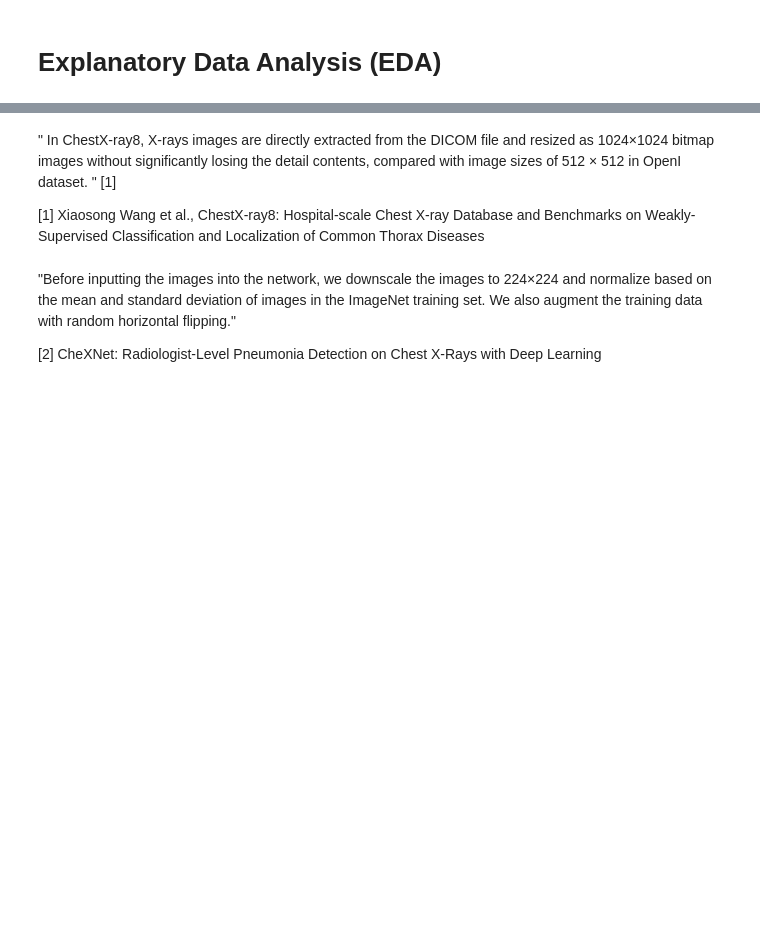
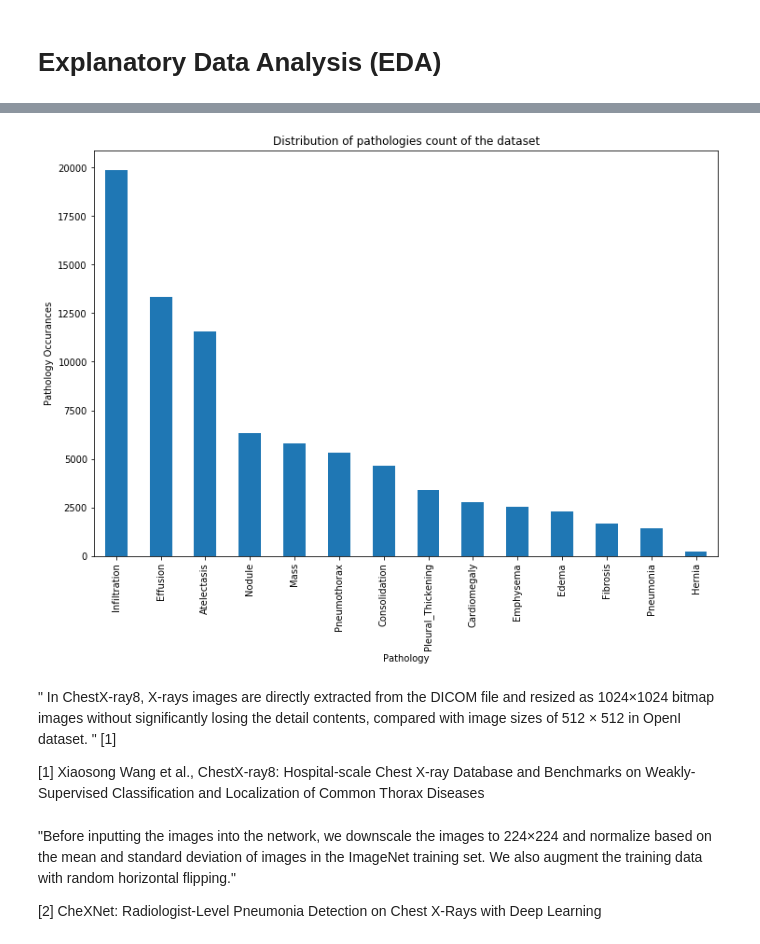
Before and after one commit to michalgimmon/TCDS-x-ray-classification-project, a Jupyter notebook: code/NIH x ray images project.ipynb, the cells around one changed output, grey strips where cells are left out. Cells and saved outputs as stored; diff of their text form; code cells hidden in the pictures; blank space fills up the shorter version.

```diff
--- a/code/NIH x ray images project.ipynb
+++ b/code/NIH x ray images project.ipynb
@@ -160,0 +168,6 @@ dtype: object
+# %%
+# List of pathologies
+
+list_pathology = ['Atelectasis','Consolidation','Infiltration','Pneumothorax','Edema',
+                  'Emphysema','Fibrosis','Effusion','Pneumonia','Pleural_Thickening',
+                  'Cardiomegaly','Nodule','Mass','Hernia','No Finding']
@@ -165,9 +205,0 @@ dtype: object
-# %%
-# Create a column 0f 0/1 for each desease
-
-list_pathology = ['Atelectasis','Consolidation','Infiltration','Pneumothorax','Edema',
-                  'Emphysema','Fibrosis','Effusion','Pneumonia','Pleural_thickening',
-                  'Cardiomegaly','Nodule','Mass','Hernia','No Finding']
-
-for pathology in list_pathology :
-    all_xray_df[pathology] = all_xray_df['Finding Labels'].apply(lambda x: 1 if pathology in x else 0)
@@ -189,0 +206,11 @@ df2=data[['|' not in index for index in data.index]].copy()
+# %%
+# create a new df that includes the image index and the count (0/1) of each pathology for each image
+
+separate_disease = pd.melt( all_xray_df, id_vars=['Image Index'], value_vars = list_pathology,
+                           var_name = 'Pathology', value_name = 'Count' )
+# keep rows that represent a disease
+separate_disease = separate_disease.loc[separate_disease.Count>0]
+
+# for convience
+print( separate_disease.head() )
+print( separate_disease.shape )
@@ -189,0 +225,9 @@ df2=data[['|' not in index for index in data.index]].copy()
+# %%
+# save the amount of each pathology in a descending order
+disease_freq = separate_disease.groupby('Pathology')['Count'].sum()
+disease_freq = disease_freq.sort_values(axis=0, ascending=False)
+
+# remove 'No finding' (60,391 cases), since we are mainly interested in the pathologies
+disease_freq = disease_freq.drop( ['No Finding'] )
+
+disease_freq
@@ -190,3 +251,13 @@ df2=data[['|' not in index for index in data.index]].copy()
+# %%
+# plot
+plt.figure(figsize=(12,8))
+
+disease_freq.plot(kind='bar')
+plt.ylabel('Pathology Occurances')
+plt.title('Distribution of pathologies count of the dataset')
+plt.show()
+# %% [output]
+[figure, added]
 # %% [markdown]
 " In ChestX-ray8, X-rays images are directly extracted from the DICOM file and resized as 1024×1024 bitmap images without significantly losing the detail contents, compared with image sizes of 512 × 512 in OpenI dataset. " [1]
 
```
Also changed, not shown: parts of 30 cells of this notebook.
